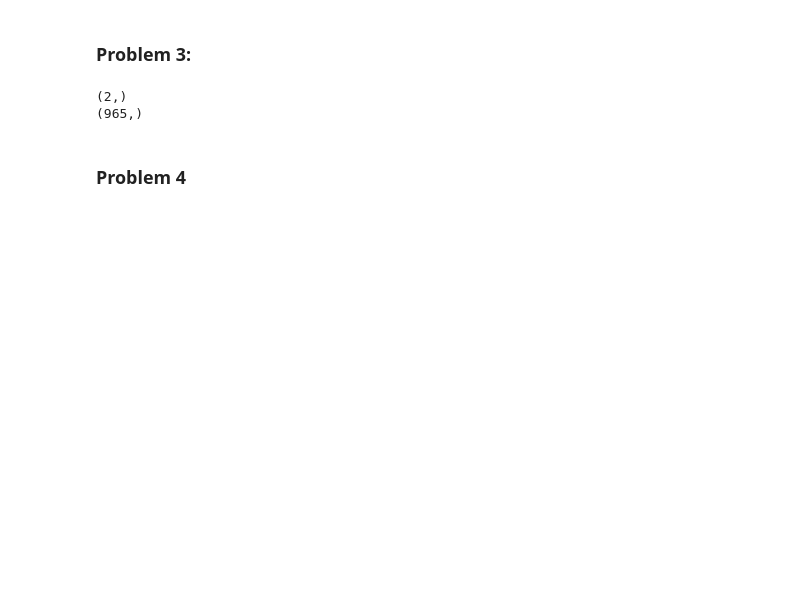
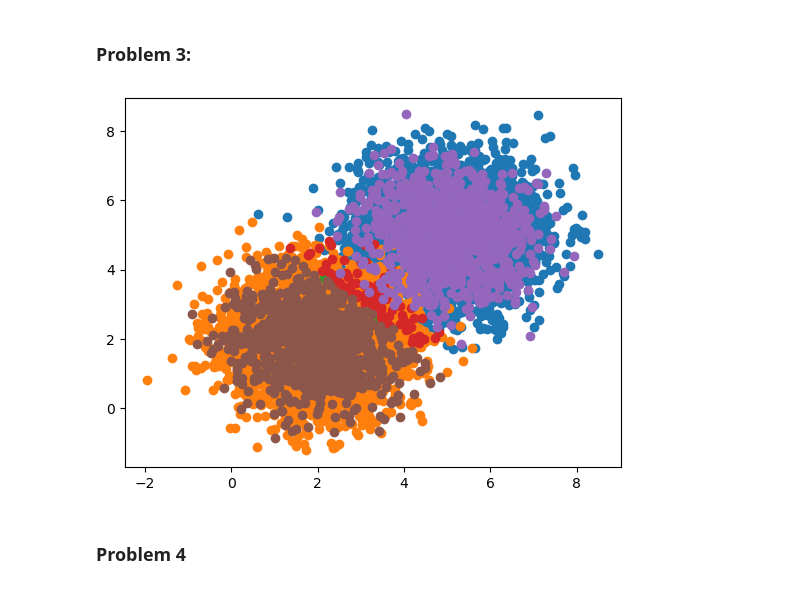
Before and after one commit to vohuynhquangnguyen/portfolio.codes-and-bytes, a Jupyter notebook: okstate/CS-5078-Machine-Learning/assignments/CS-5078-assignment-01.ipynb, the cells around one changed output. Drawn from its saved outputs; the diff is of its cells as text; code cells hidden in the pictures; blank space fills up the shorter version.

```diff
--- a/okstate/CS-5078-Machine-Learning/assignments/CS-5078-assignment-01.ipynb
+++ b/okstate/CS-5078-Machine-Learning/assignments/CS-5078-assignment-01.ipynb
@@ -71,33 +113,63 @@ plt.scatter(x = Xtest[ : , 0], y = Xtest[ : , 1])
 # %%
 ##
 # Construct the maximum-likelihood linear least squares function (Y = beta * X):
 #
-Xtrain_T = np.transpose(Xtrain)
-beta = np.dot(np.dot(np.linalg.inv(np.dot(Xtrain_T, Xtrain)), Xtrain_T), Ytrain)
+X_train_T = np.transpose(X_train)
+beta = np.dot(np.dot(np.linalg.inv(np.dot(X_train_T, X_train)), X_train_T), Y_train)
 
 ##
 # Classify the elements of test set by including the threshold to the regression function:
 #
-Yhat_test = np.dot(Xtest, beta)
+Yhat_test = np.dot(X_test, beta)
 Yhat_test = np.where(Yhat_test > 0.5, 0, 1)
 
 ##
 # Plot:
 #
-Xtrain_class_1 = Xtrain[Ytrain == 1, :]
-Xtrain_class_0 = Xtrain[Ytrain == 0, :]
-Xtest_class_1_corrected = Xtest[Yhat_test == Ytest]
-Xtest_class_2_corrected = Xtest[Yhat_test == Ytest]
-Xtest_class_1_incorrected = Xtest[np.logical_not(Yhat_test == Ytest)]
-Xtest_class_2_incorrected = Xtest[np.logical_not(Yhat_test == Ytest)]
+X_train_class_1 = X_train[Y_train == 1, :]
+X_train_class_0 = X_train[Y_train == 0, :]
+
+class_1_corrected = []
+for i in range(0, Y_test.shape[0]):
+    if Y_test[i] == 1:
+        if Y_test[i] == Yhat_test[i]:
+            class_1_corrected.append(i)
+X_test_class_1_corrected = X_test[(class_1_corrected), :]
+
+class_0_corrected = []
+for i in range(0, Y_test.shape[0]):
+    if Y_test[i] == 0:
+        if Y_test[i] == Yhat_test[i]:
+            class_0_corrected.append(i)
+X_test_class_0_corrected = X_test[(class_0_corrected), :]
+
+class_1_incorrected = []
+for i in range(0, Y_test.shape[0]):
+    if Y_test[i] == 1:
+        if Y_test[i] != Yhat_test[i]:
+            class_1_incorrected.append(i)
+X_test_class_1_incorrected = X_test[(class_1_incorrected), :]
+
+class_0_incorrected = []
+for i in range(0, Y_test.shape[0]):
+    if Y_test[i] == 0:
+        if Y_test[i] != Yhat_test[i]:
+            class_0_incorrected.append(i)
+X_test_class_0_incorrected = X_test[(class_0_incorrected), :]
+
+plt.scatter(x = X_train_class_1[ : , 0], y = X_train_class_1[ : , 1])
+plt.scatter(x = X_train_class_0[ : , 0], y = X_train_class_0[ : , 1])
+plt.scatter(x = X_test_class_1_corrected[ : , 0], y = X_test_class_1_corrected[ : , 1])
+plt.scatter(x = X_test_class_0_corrected[ : , 0], y = X_test_class_0_corrected[ : , 1])
+plt.scatter(x = X_test_class_1_incorrected[ : , 0], y = X_test_class_1_incorrected[ : , 1])
+plt.scatter(x = X_test_class_0_incorrected[ : , 0], y = X_test_class_0_incorrected[ : , 1])
+
+accuracy = (X_test_class_1_corrected.shape[0] + X_test_class_0_corrected.shape[0]) / X_test.shape[0]
 
 ##
 # Sanity check:
 #
-print(beta.shape)
-print(Yhat_test.shape)
 # %% [output]
-(2,)
-(965,)
+[figure, added]
 # %% [markdown]
 ### Problem 4
```
Also changed, not shown: parts of 7 cells of this notebook, 4 other files.
